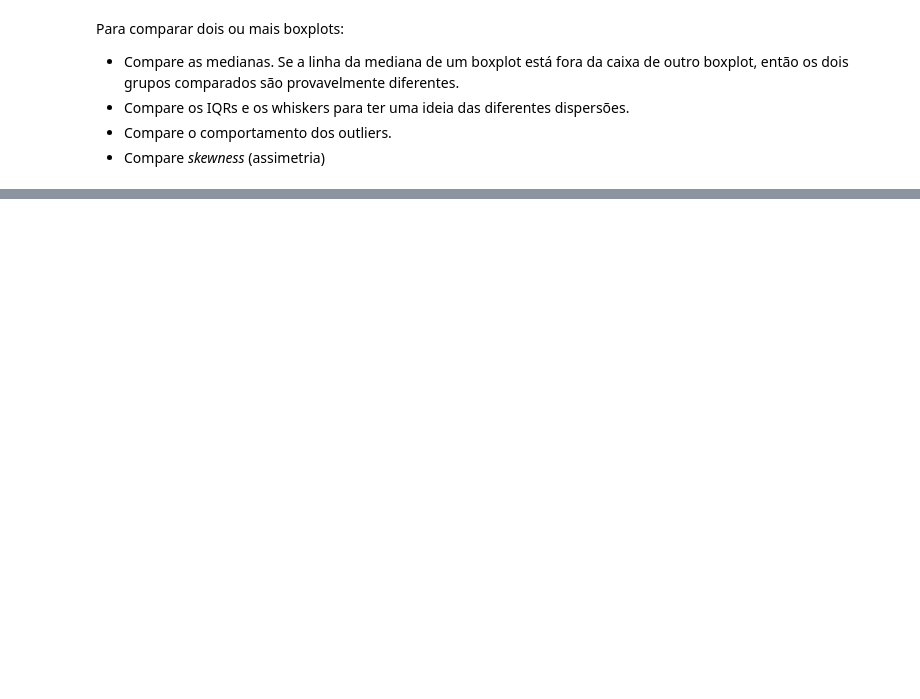
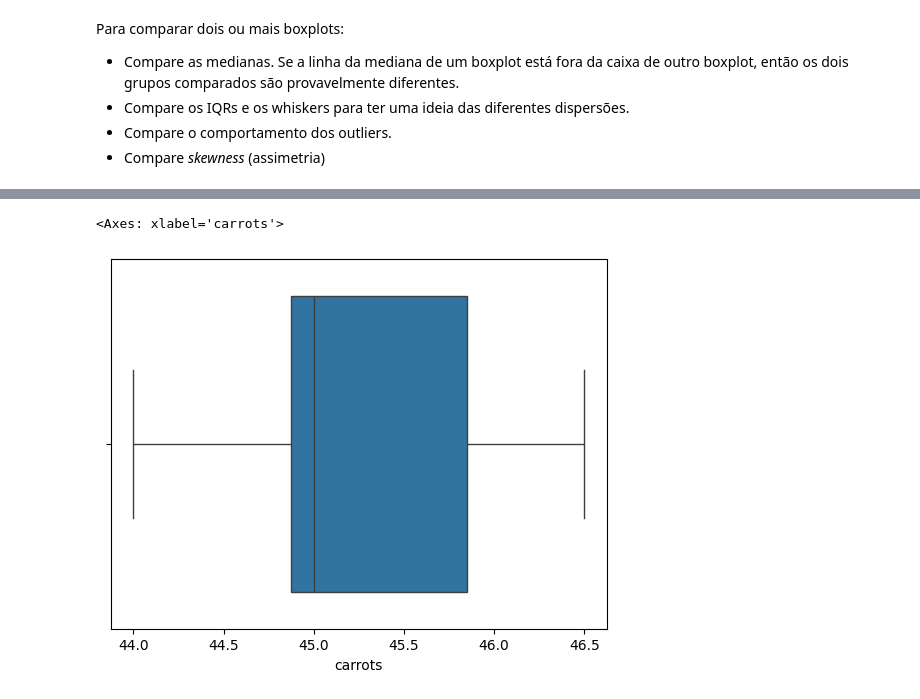
Before and after one commit to PauloViniciusR/Estatistica_dados, a Jupyter notebook: Estatistica_Descritiva/07_outliers_boxplots.ipynb, the cells around one changed output, grey strips where cells are left out. Saved outputs shown, nothing was run; the diff lists cells and outputs as text; code cells hidden in the pictures; blank space fills up the shorter version.

```diff
--- a/Estatistica_Descritiva/07_outliers_boxplots.ipynb
+++ b/Estatistica_Descritiva/07_outliers_boxplots.ipynb
@@ -357,0 +370,7 @@ Para comparar dois ou mais boxplots:
+# %%
+import seaborn as sns
+
+sns.boxplot(data=df_cenouras, x="carrots")
+# %% [output]
+<Axes: xlabel='carrots'>
+[figure, added]
```
Also changed, not shown: parts of 8 cells of this notebook.
